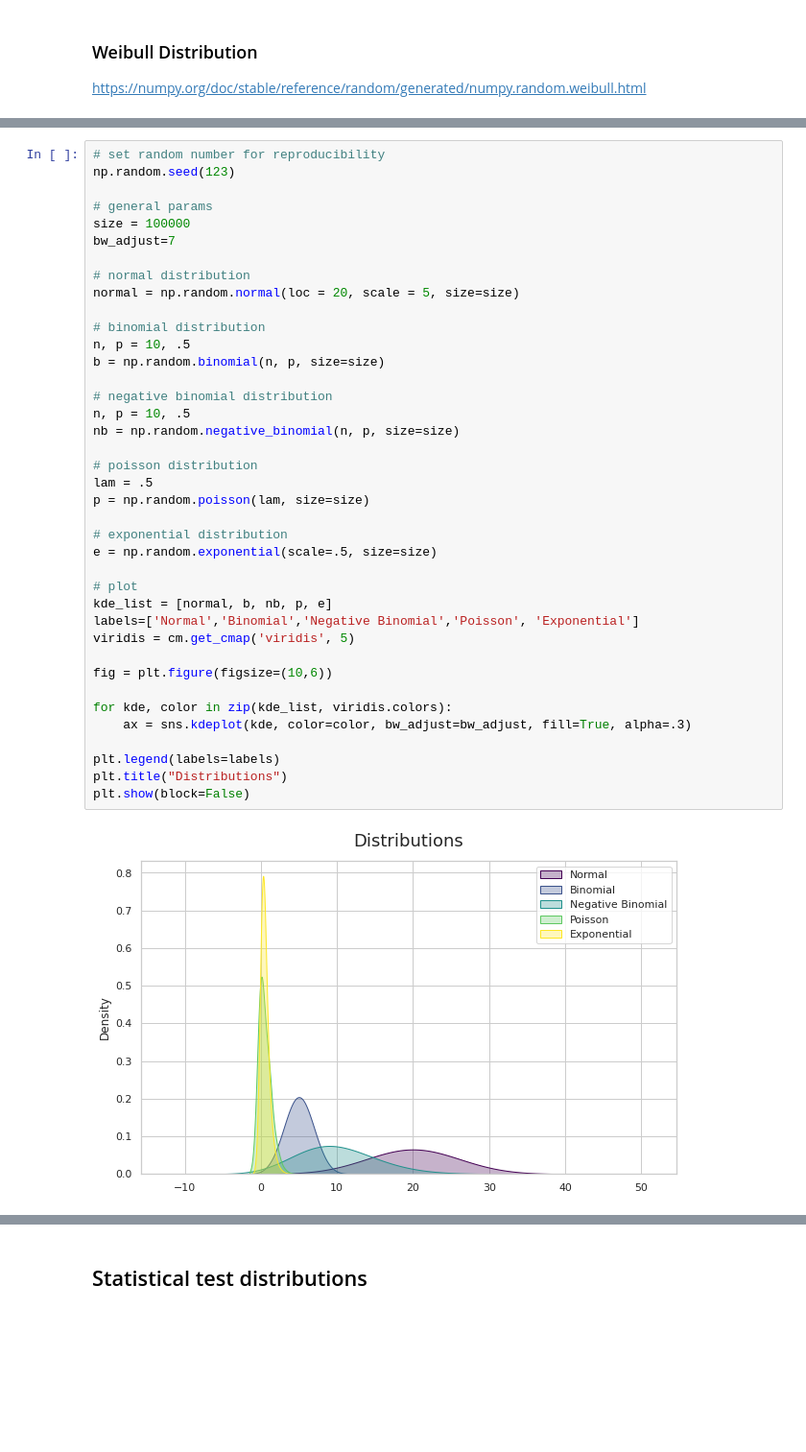
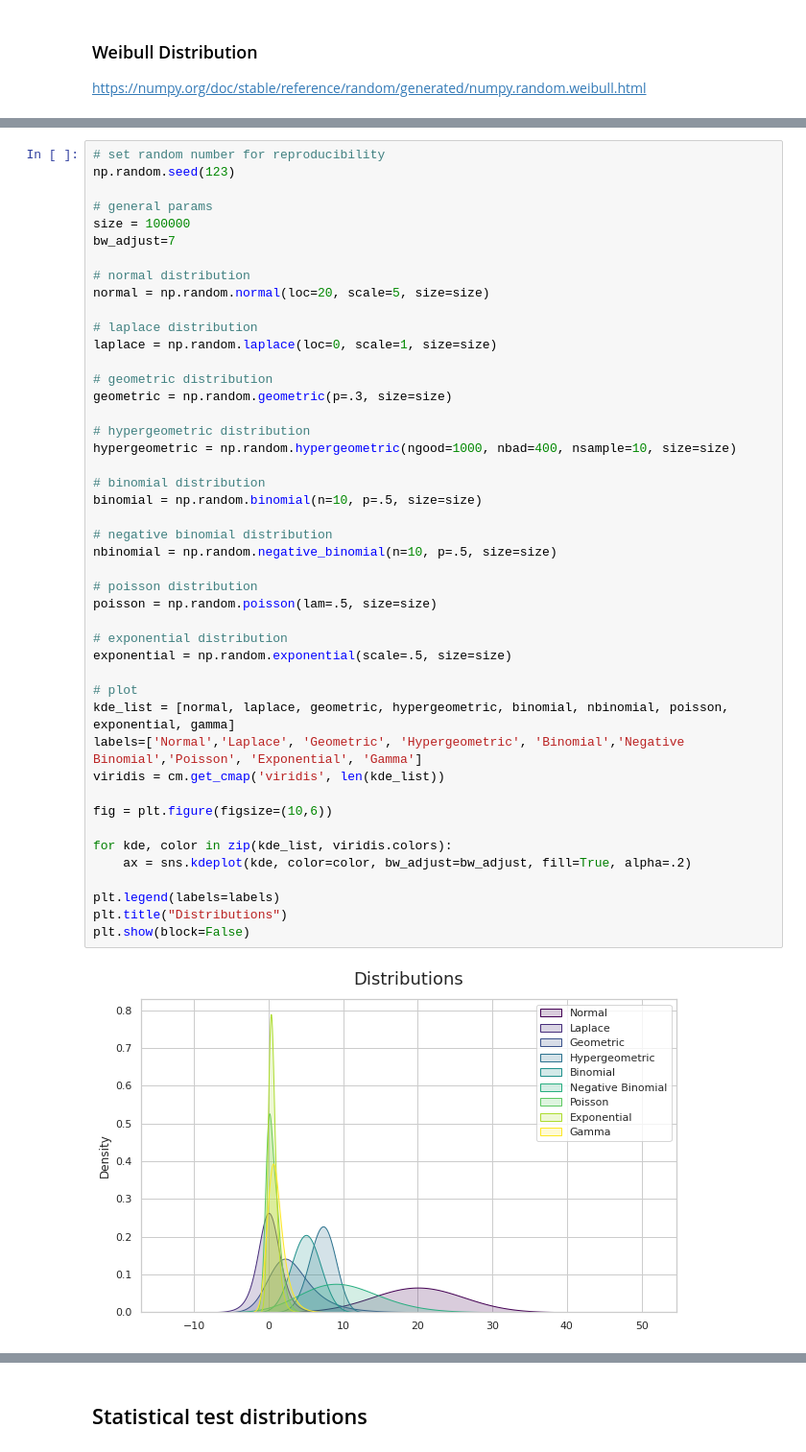
Before and after one commit to samuel-haddad/Simulations, a Jupyter notebook: distributions.ipynb, the cells around one changed output, grey strips where cells are left out. Shown at 96% size. Saved outputs shown, nothing was run; the diff lists cells and outputs as text; blank space fills up the shorter version.

```diff
--- a/distributions.ipynb
+++ b/distributions.ipynb
@@ -266,41 +411,47 @@ https://numpy.org/doc/stable/reference/random/generated/numpy.random.weibull.htm
 # %%
 # set random number for reproducibility
 np.random.seed(123)
 
 # general params
 size = 100000
 bw_adjust=7
 
 # normal distribution
-normal = np.random.normal(loc = 20, scale = 5, size=size)
+normal = np.random.normal(loc=20, scale=5, size=size)
+
+# laplace distribution
+laplace = np.random.laplace(loc=0, scale=1, size=size)
+
+# geometric distribution
+geometric = np.random.geometric(p=.3, size=size)
+
+# hypergeometric distribution
+hypergeometric = np.random.hypergeometric(ngood=1000, nbad=400, nsample=10, size=size)
 
 # binomial distribution
-n, p = 10, .5
-b = np.random.binomial(n, p, size=size)
+binomial = np.random.binomial(n=10, p=.5, size=size)
 
 # negative binomial distribution
-n, p = 10, .5
-nb = np.random.negative_binomial(n, p, size=size)
+nbinomial = np.random.negative_binomial(n=10, p=.5, size=size)
 
 # poisson distribution
-lam = .5
-p = np.random.poisson(lam, size=size)
+poisson = np.random.poisson(lam=.5, size=size)
 
 # exponential distribution
-e = np.random.exponential(scale=.5, size=size)
+exponential = np.random.exponential(scale=.5, size=size)
 
 # plot
-kde_list = [normal, b, nb, p, e]
-labels=['Normal','Binomial','Negative Binomial','Poisson', 'Exponential']
-viridis = cm.get_cmap('viridis', 5)
+kde_list = [normal, laplace, geometric, hypergeometric, binomial, nbinomial, poisson, exponential, gamma]
+labels=['Normal','Laplace', 'Geometric', 'Hypergeometric', 'Binomial','Negative Binomial','Poisson', 'Exponential', 'Gamma']
+viridis = cm.get_cmap('viridis', len(kde_list))
 
 fig = plt.figure(figsize=(10,6))
 
 for kde, color in zip(kde_list, viridis.colors):
-    ax = sns.kdeplot(kde, color=color, bw_adjust=bw_adjust, fill=True, alpha=.3)
+    ax = sns.kdeplot(kde, color=color, bw_adjust=bw_adjust, fill=True, alpha=.2)
 
 plt.legend(labels=labels)
 plt.title("Distributions")
 plt.show(block=False)
 # %% [output]
-[figure, old version]
+[figure, new version]
```
Also changed, not shown: parts of 19 cells of this notebook.
